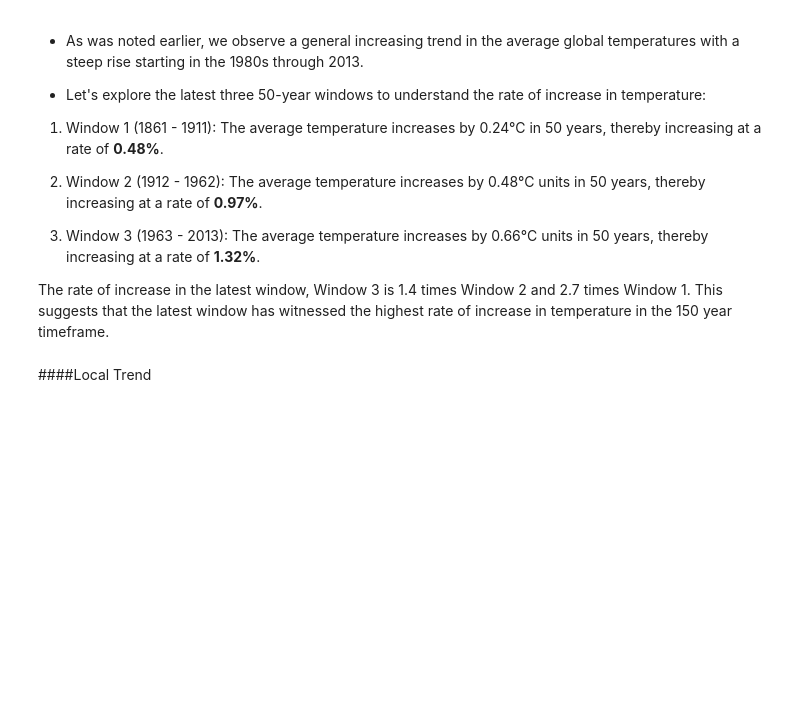
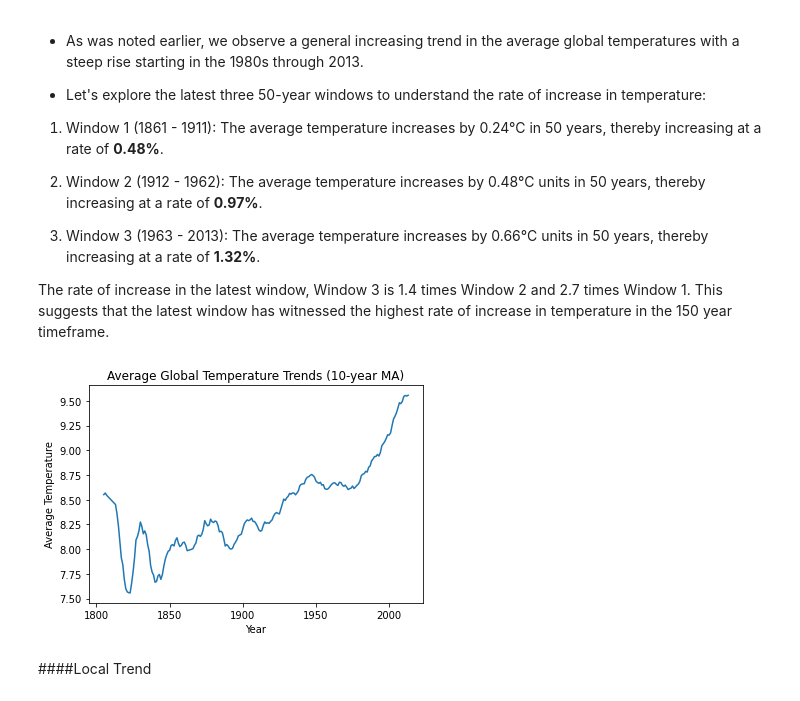
Before and after one commit to asairam1/ProgrammingAssignment2, a Jupyter notebook: Udacity_Project_1_Weather_Data.ipynb, the cells around one changed output. Drawn from its saved outputs; the diff is of its cells as text; code cells hidden in the pictures; blank space fills up the shorter version.

```diff
--- a/Udacity_Project_1_Weather_Data.ipynb
+++ b/Udacity_Project_1_Weather_Data.ipynb
@@ -223,6 +205,19 @@ def line_plot(df,name1,y1,title, num,name2=None,y2=None):
   )
 
   fig.show()
+# %%
+
+def line_plot1(df,name1,y1,title, num,name2=None,y2=None):
+  fig, ax = plt.subplots()
+
+  ax.plot(df['year'],df[y1])
+  if num == 2:
+    ax.plot(df['year'],df[y2])
+    ax.legend([name1,name2])
+  ax.set_title(title)
+  ax.xaxis.set_label_text('Year')
+  ax.yaxis.set_label_text('Average Temperature')
+  plt.show()
 # %% [markdown]
 ### Longitudinal Trends of Moving Averages
 # %% [markdown]
@@ -241,7 +236,9 @@ def line_plot(df,name1,y1,title, num,name2=None,y2=None):
 
 The rate of increase in the latest window, Window 3 is 1.4 times Window 2 and 2.7 times Window 1.  This suggests that the latest window has witnessed the highest rate of increase in temperature in the 150 year timeframe.
 # %%
-line_plot(weather_data_clean,"Global",'global_rolling', 'Average Global Temperature Trends ('+str(count)+'-year MA)',1)
+line_plot1(weather_data_clean,"Global",'global_rolling', 'Average Global Temperature Trends ('+str(count)+'-year MA)',1)
+# %% [output]
+[figure, added]
 # %% [markdown]
 ####Local Trend
 # %% [markdown]
```
Also changed, not shown: parts of 5 cells of this notebook.
